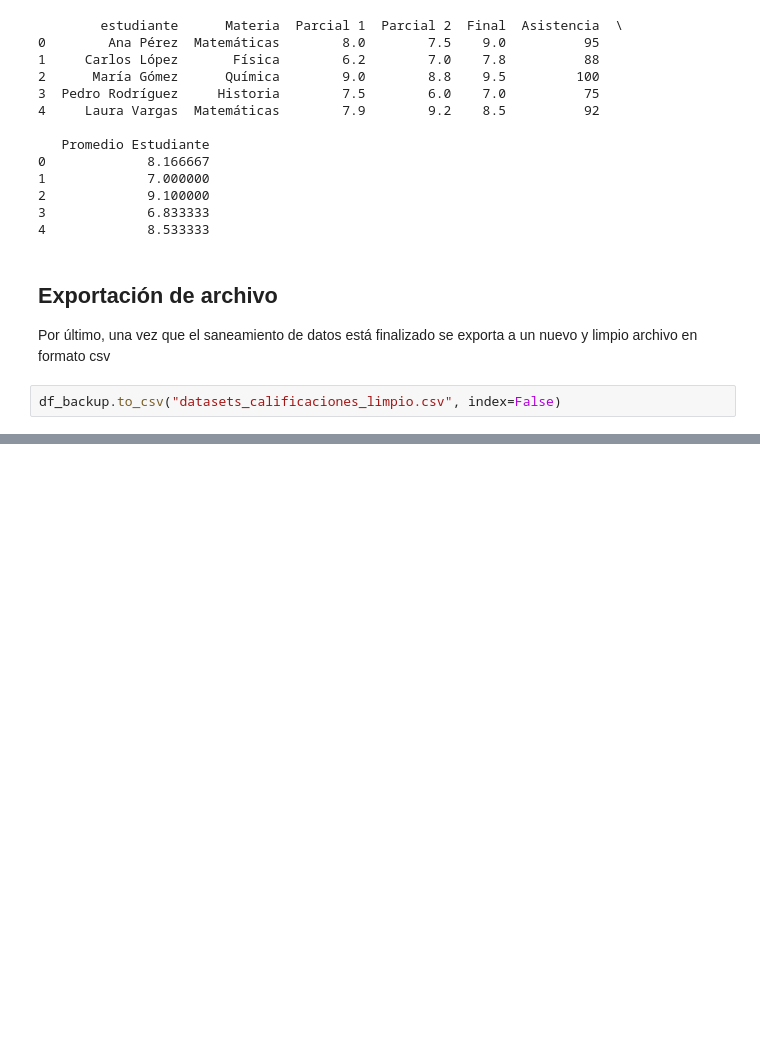
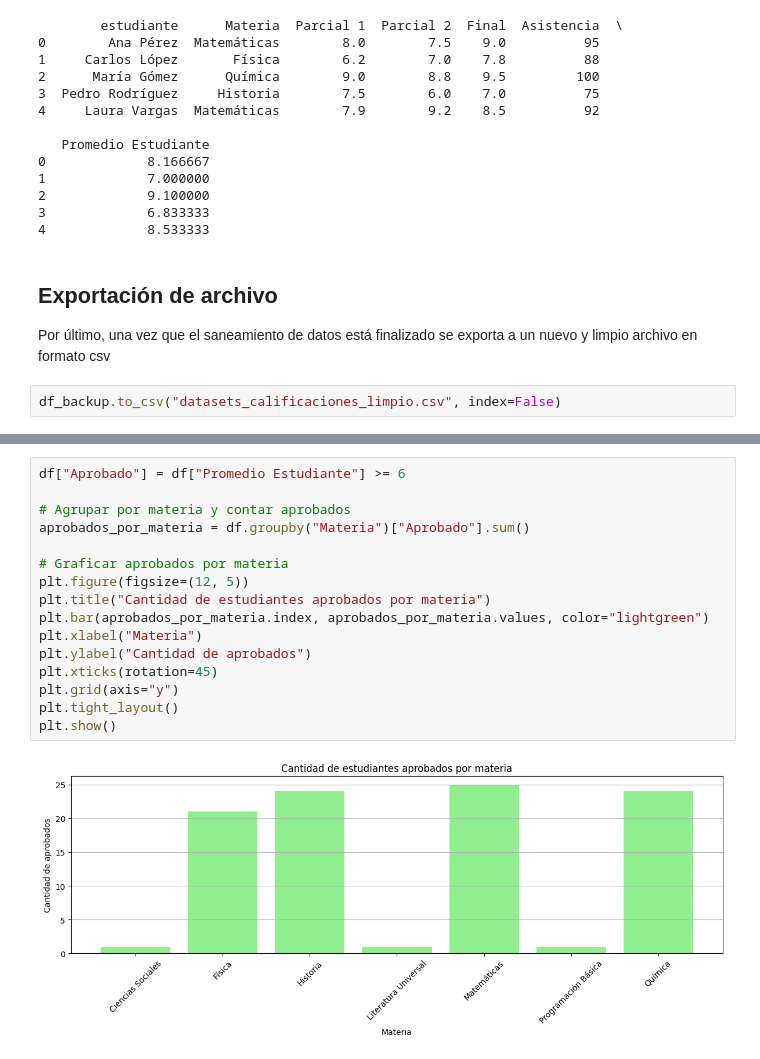
Before and after one commit to AlanRik20/modelo_examen_pr-ctico, a Jupyter notebook: main.ipynb, the cells around one changed output, grey strips where cells are left out. Drawn from its saved outputs; the diff is of its cells as text; blank space fills up the shorter version.

```diff
--- a/main.ipynb
+++ b/main.ipynb
@@ -185,0 +235,18 @@ df_backup.to_csv("datasets_calificaciones_limpio.csv", index=False)
+# %%
+df["Aprobado"] = df["Promedio Estudiante"] >= 6
+
+# Agrupar por materia y contar aprobados
+aprobados_por_materia = df.groupby("Materia")["Aprobado"].sum()
+
+# Graficar aprobados por materia
+plt.figure(figsize=(12, 5))
+plt.title("Cantidad de estudiantes aprobados por materia")
+plt.bar(aprobados_por_materia.index, aprobados_por_materia.values, color="lightgreen")
+plt.xlabel("Materia")
+plt.ylabel("Cantidad de aprobados")
+plt.xticks(rotation=45)
+plt.grid(axis="y")
+plt.tight_layout()
+plt.show()
+# %% [output]
+[figure, added]
```
Also changed, not shown: parts of 8 cells of this notebook, 3 other files.
